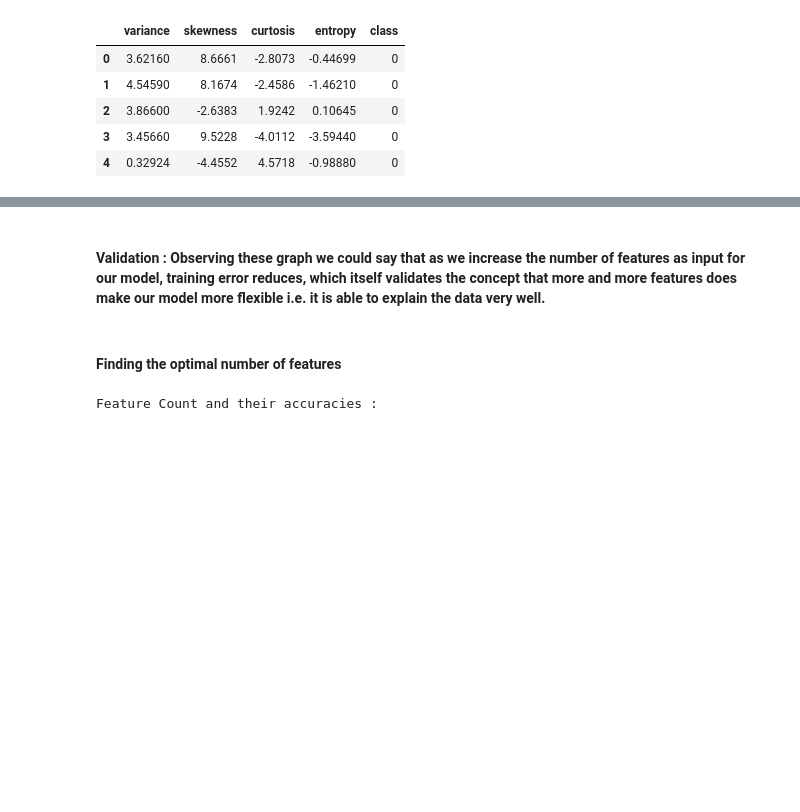
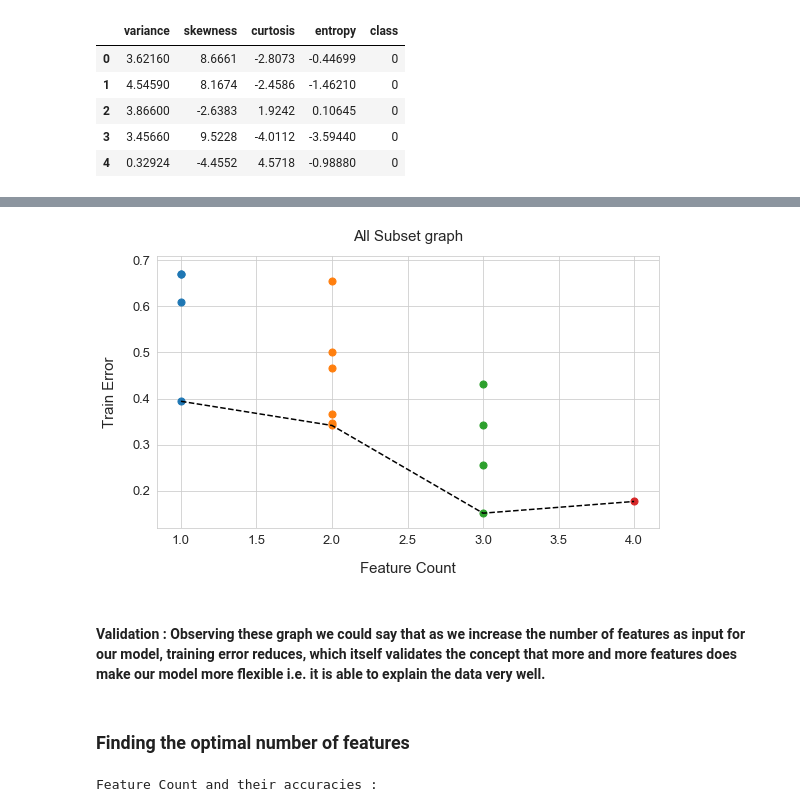
Before and after one commit to shivamchauhan729/DataScience, a Jupyter notebook: dimensionality_reduction/feature_selection_all_subsets.ipynb, the cells around one changed output, grey strips where cells are left out. Drawn from its saved outputs; the diff is of its cells as text; code cells hidden in the pictures; blank space fills up the shorter version.

Commit message:
added model and checked accuracy in the end

```diff
--- a/dimensionality_reduction/feature_selection_all_subsets.ipynb
+++ b/dimensionality_reduction/feature_selection_all_subsets.ipynb
@@ -60,5 +55,33 @@ class allSubset:
                 feature_wise_rmse[i].append(sqrt(mean_squared_error(predict,ytrain)))
                 feature_wise_acc[i].append(logistic.score(xtrain,ytrain))
         return feature_record,feature_wise_acc,feature_wise_rmse,xtrain.columns
+
+    def train_accuracy_graph(self,sub_features,feature_wise_acc):
+        max_acc = [max(feature_wise_acc[j]) for j in range(1,len(sub_features)+1)]
+        plt.figure(figsize=(9,5))
+        for i in range(1,len(sub_features)+1):
+            plt.scatter([i]*len(feature_wise_acc[i]),feature_wise_acc[i],s=50)
+        plt.plot(range(1,len(sub_features)+1),max_acc,c='black',linestyle='--')
+
+        plt.xlabel("Feature Count",fontsize=15,labelpad=15)
+        plt.ylabel("Train Accuracy",fontsize=15,labelpad=15)
+        plt.title("All Subset graph",fontsize=15,pad=15)
+        plt.xticks(size=13)
+        plt.yticks(size=13)
+        plt.show()
+
+    def train_error_graph(self,sub_features,feature_wise_rmse):
+        min_error = [min(feature_wise_rmse[j]) for j in range(1,len(sub_features)+1)]
+        plt.figure(figsize=(9,5))
+        for i in range(1,len(sub_features)+1):
+            plt.scatter([i]*len(feature_wise_rmse[i]),feature_wise_rmse[i],s=50)
+        plt.plot(range(1,len(sub_features)+1),min_error,c='black',linestyle='--')
+
+        plt.xlabel("Feature Count",fontsize=15,labelpad=15)
+        plt.ylabel("Train Error",fontsize=15,labelpad=15)
+        plt.title("All Subset graph",fontsize=15,pad=15)
+        plt.xticks(size=13)
+        plt.yticks(size=13)
+        plt.show()
 # %%
 train,target = preprocessing(data)
@@ -67,3 +88,6 @@ asub = allSubset(train,target,4)
+# %%
+k = 4  ## number of features to take into account from dataset, here we have assigned as 4 i.e all the features we need to check
+asub = allSubset(train,target,k)
 # %%
 feature_record,feature_wise_acc,feature_wise_rmse,sub_features = asub.model()
 # %%
@@ -104,0 +99,2 @@ plt.show()
+# %%
+asub.train_accuracy_graph(sub_features,feature_wise_acc)
@@ -105,7 +103,11 @@ plt.show()
+# %%
+asub.train_error_graph(sub_features,feature_wise_rmse)
+# %% [output]
+[figure, added]
 # %% [markdown]
 #### Validation :  Observing these graph we could say that as we increase the number of features as input for our model, training error reduces, which itself validates the concept that more and more features does make our model more flexible i.e. it is able to explain the data very well.
 # %% [markdown]
-#### Finding the optimal number of features
+### Finding the optimal number of features
 # %%
 print('Feature Count and their accuracies : ')
 feature_wise_acc
```
Also changed, not shown: parts of 15 cells of this notebook.
